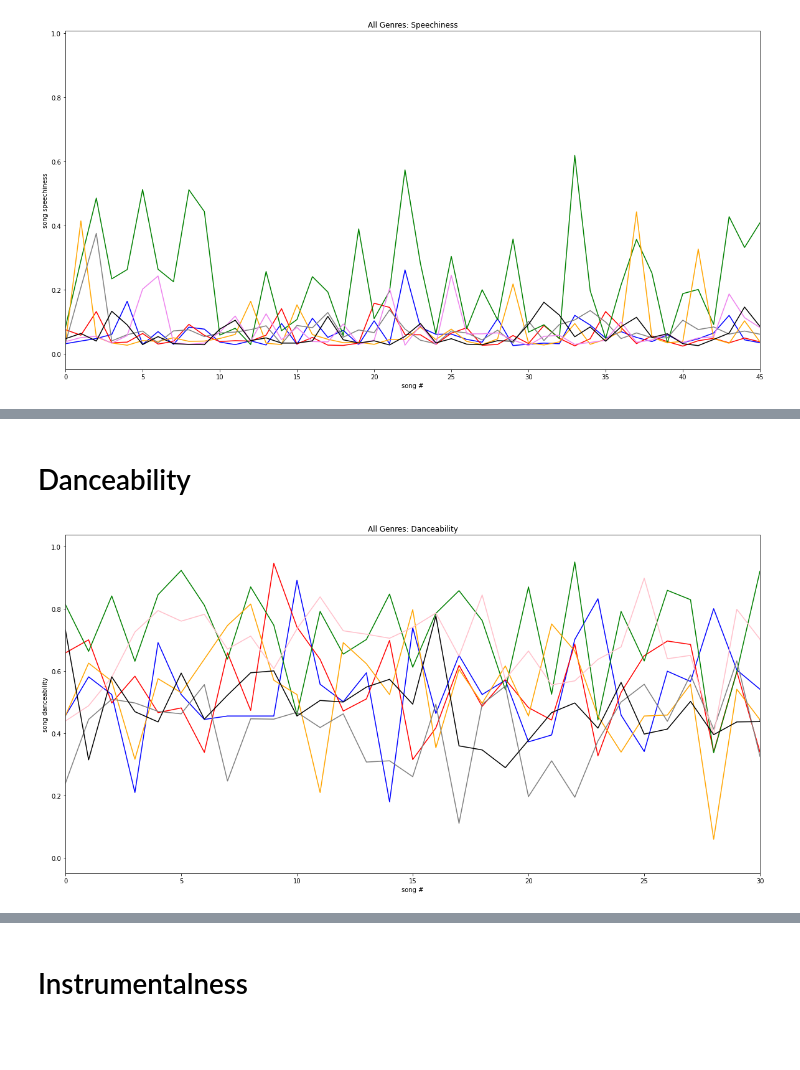
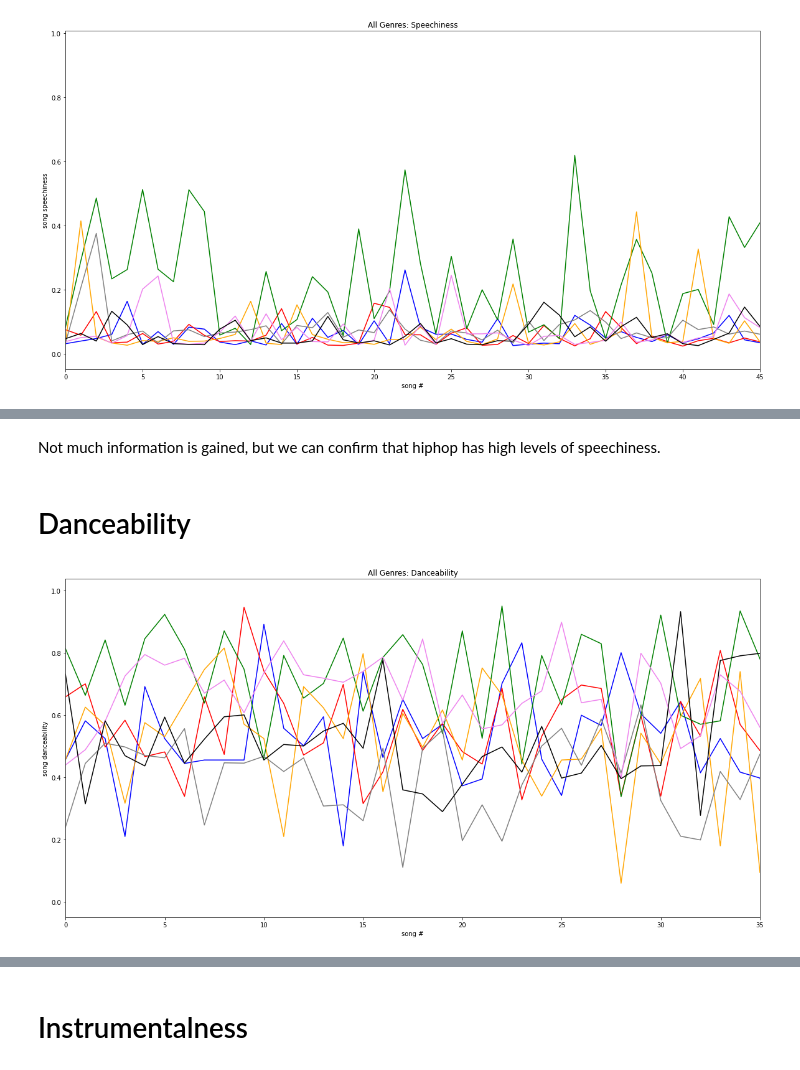
Before and after one commit to AnthonyMarin/CSCI-166-GenreClassification, a Jupyter notebook: Untitled.ipynb, the cells around one changed output, grey strips where cells are left out. Saved outputs shown, nothing was run; the diff lists cells and outputs as text; code cells hidden in the pictures; blank space fills up the shorter version.

```diff
--- a/Untitled.ipynb
+++ b/Untitled.ipynb
@@ -87,34 +85,36 @@ Not much information is gained, but we can confirm that hiphop has high levels o
+# %% [markdown]
+Not much information is gained, but we can confirm that hiphop has high levels of speechiness.
 # %% [markdown]
 # Danceability
 # %%
 ppt.figure(figsize=(20,10))
 
 aD = npy.array(alt.danceability)
 bD = npy.array(blues.danceability)
 hhD = npy.array(hiphop.danceability)
 iD = npy.array(indie.danceability)
 mD = npy.array(metal.danceability)
 pD = npy.array(pop.danceability)
 rD = npy.array(rock.danceability)
 
 songRange = list(range(1, 1000))
 
-ppt.xlim([0, 30])
+ppt.xlim([0, 35])
 
 
 ppt.plot(list(range(0,len(aD))),aD,color='blue')
 ppt.plot(list(range(0,len(bD))),bD, color='red')
 ppt.plot(list(range(0,len(hhD))),hhD, color='green')
 ppt.plot(list(range(0,len(iD))),iD, color='orange')
 ppt.plot(list(range(0,len(mD))),mD, color='gray')
 ppt.plot(list(range(0,len(pD))),pD, color='violet')
 ppt.plot(list(range(0,len(rD))),rD, color='black')
 
 
 ppt.xlabel("song #")
 ppt.ylabel("song danceability")
 ppt.title("All Genres: Danceability")
 
 ppt.show()
 # %% [output]
-[figure, old version]
+[figure, new version]
```
Also changed, not shown: parts of 34 cells of this notebook, 1 other file.
